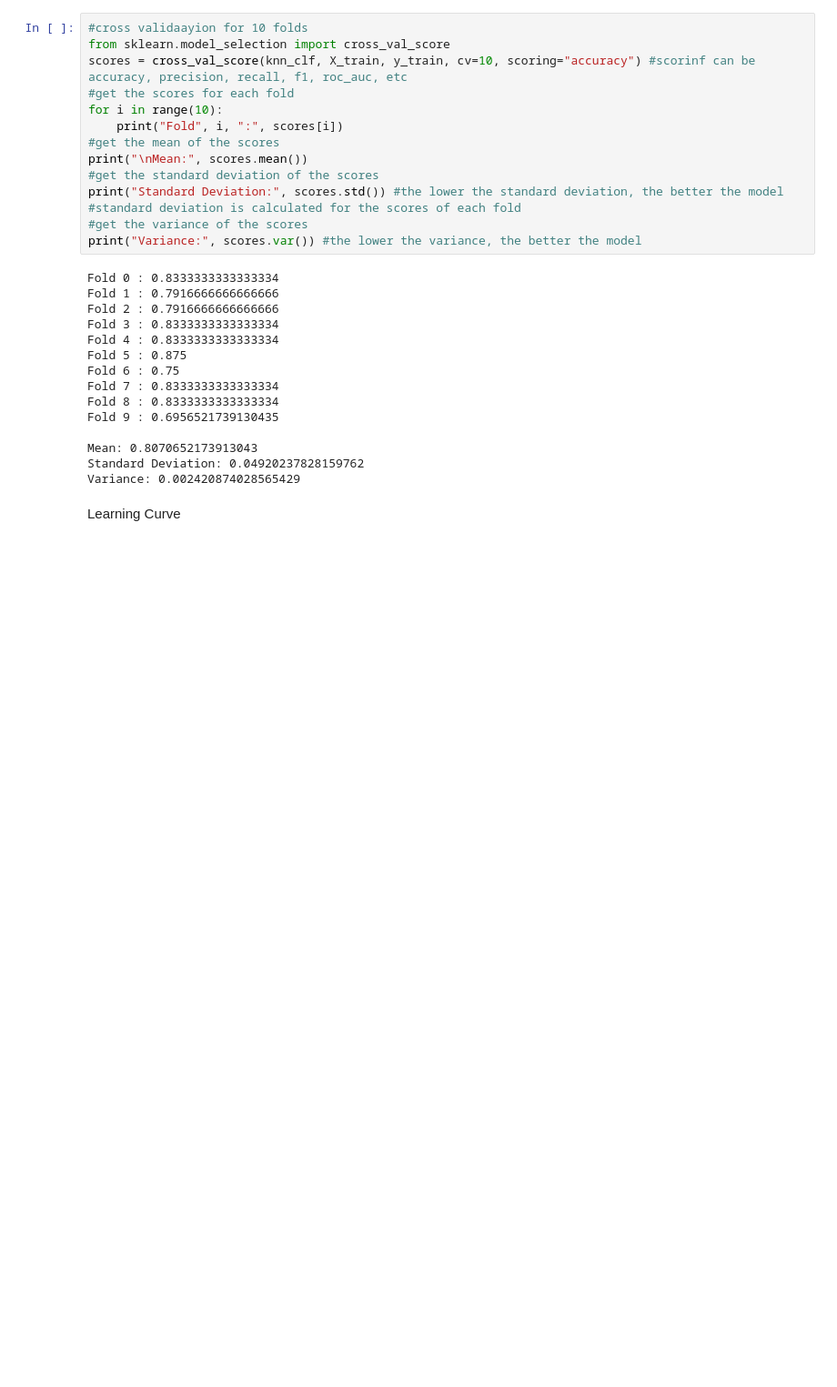
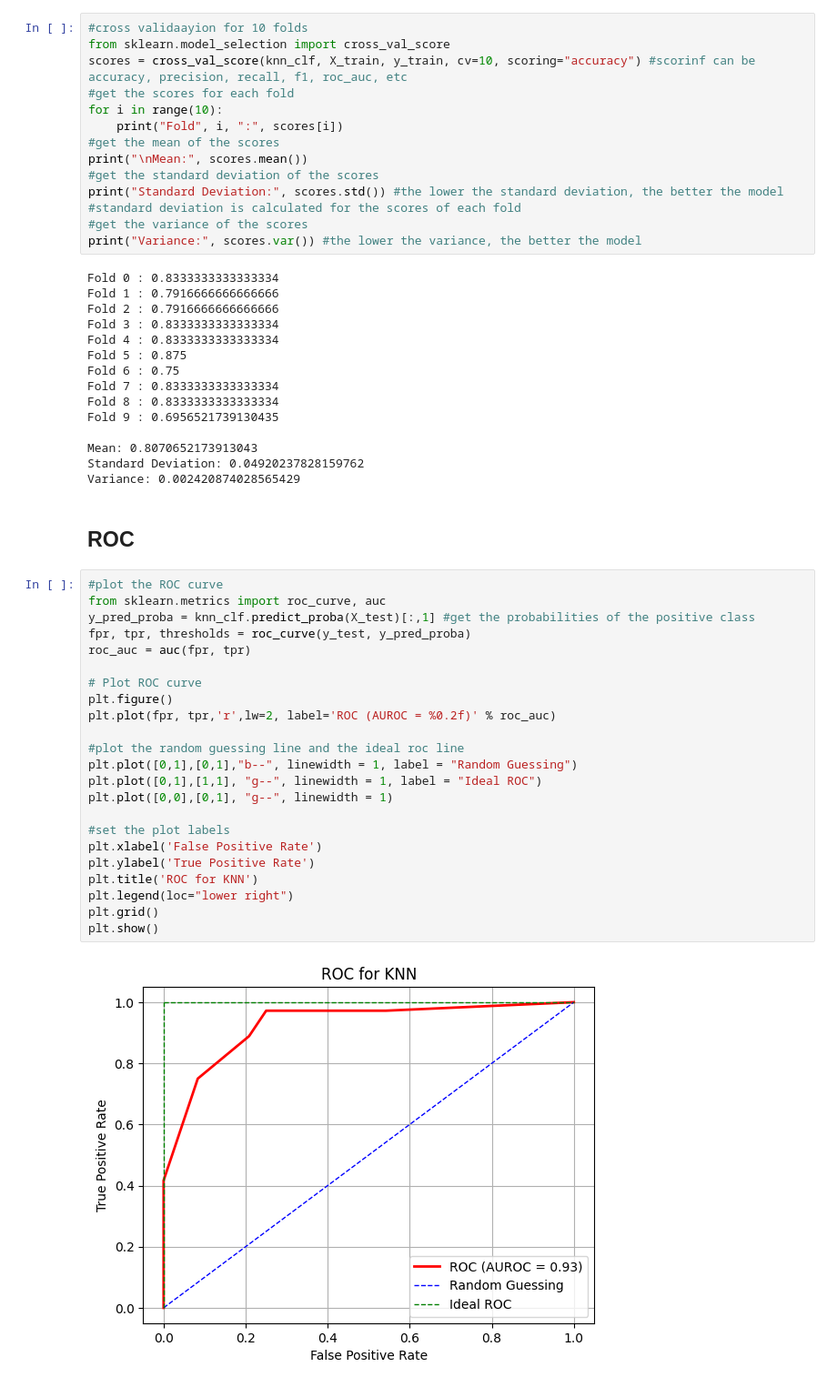
Before and after one commit to kruthi-sb/Cardiac_Events_ML, a Jupyter notebook: ML/KNN.ipynb, the cells around one changed output. Shown: that part at 91% size. Saved outputs shown, nothing was run; the diff lists cells and outputs as text; blank space fills up the shorter version.

```diff
--- a/ML/KNN.ipynb
+++ b/ML/KNN.ipynb
@@ -214,5 +216,30 @@ Fold 9 : 0.6956521739130435
 Mean: 0.8070652173913043
 Standard Deviation: 0.04920237828159762
 Variance: 0.002420874028565429
-# %% [markdown]
-Learning Curve
+# %% [markdown]
+## ROC
+# %%
+#plot the ROC curve
+from sklearn.metrics import roc_curve, auc
+y_pred_proba = knn_clf.predict_proba(X_test)[:,1] #get the probabilities of the positive class
+fpr, tpr, thresholds = roc_curve(y_test, y_pred_proba)
+roc_auc = auc(fpr, tpr)
+
+# Plot ROC curve
+plt.figure()
+plt.plot(fpr, tpr,'r',lw=2, label='ROC (AUROC = %0.2f)' % roc_auc)
+
+#plot the random guessing line and the ideal roc line
+plt.plot([0,1],[0,1],"b--", linewidth = 1, label = "Random Guessing")
+plt.plot([0,1],[1,1], "g--", linewidth = 1, label = "Ideal ROC")
+plt.plot([0,0],[0,1], "g--", linewidth = 1)
+
+#set the plot labels
+plt.xlabel('False Positive Rate')
+plt.ylabel('True Positive Rate')
+plt.title('ROC for KNN')
+plt.legend(loc="lower right")
+plt.grid()
+plt.show()
+# %% [output]
+[figure, added]
```
Also changed, not shown: parts of 21 cells of this notebook, 2 other files.
